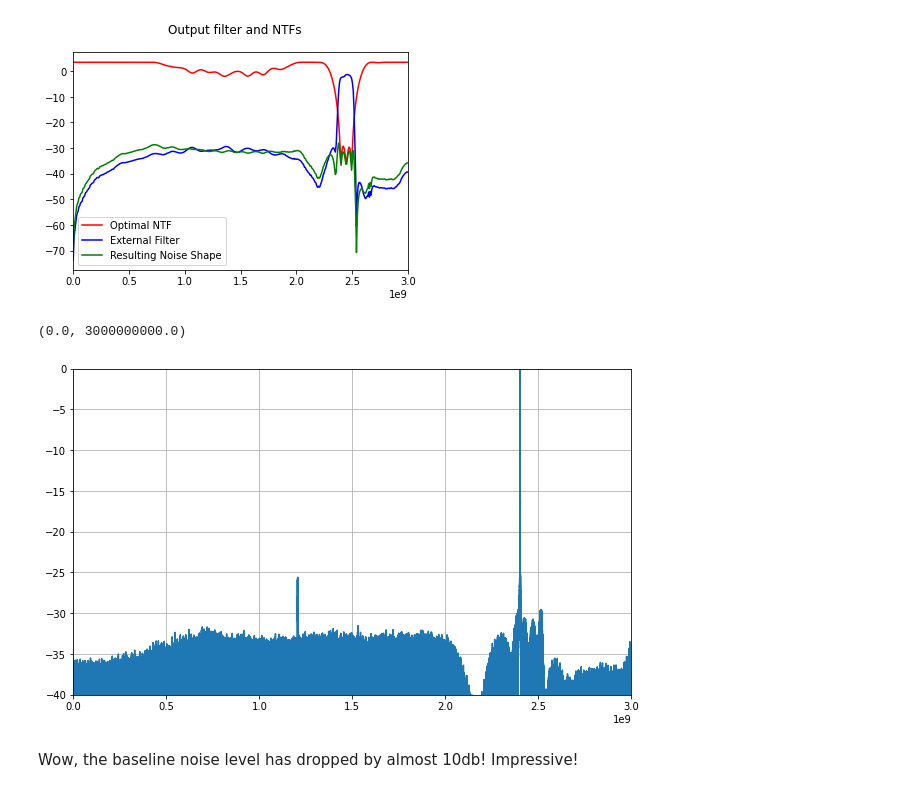
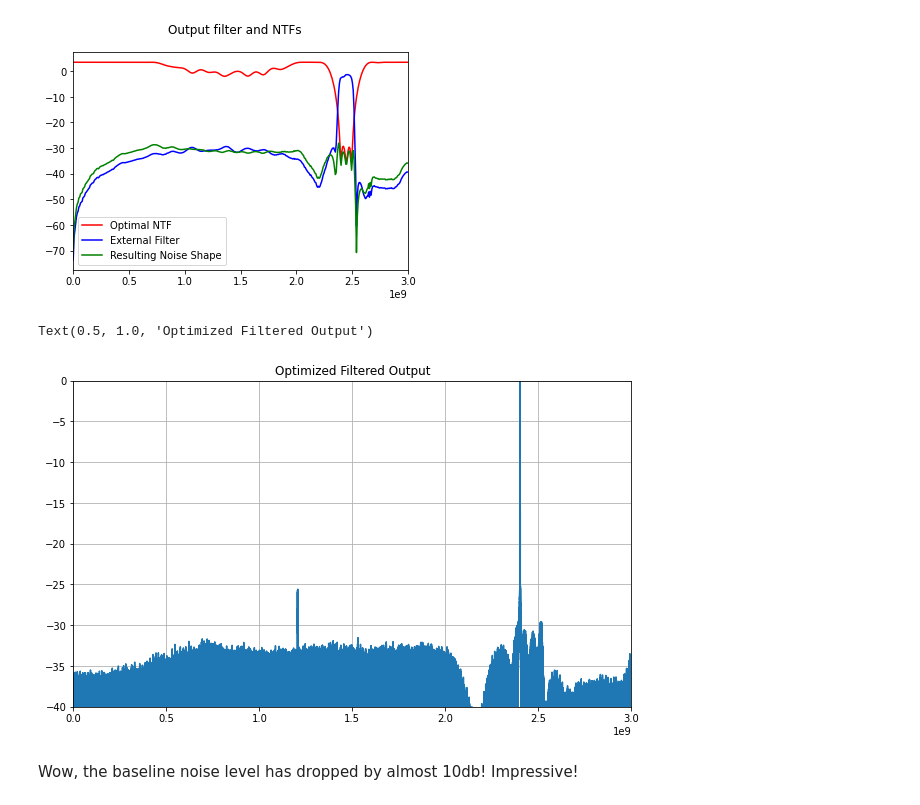
Before and after one commit to newhouseb/onebitbt, a Jupyter notebook: research/Transmission.ipynb, the cells around one changed output. Cells and saved outputs as stored; diff of their text form; code cells hidden in the pictures.

```diff
--- a/research/Transmission.ipynb
+++ b/research/Transmission.ipynb
@@ -473,17 +477,18 @@ xx_opti = simulateDSM(modulated, ntf_opti)
 # %%
 fftm = np.abs(fft(np.convolve(xx_opti[0], impulse_response_6g, mode="same")))
 fftm = fftm/np.max(fftm)
 
 fftbins = fftfreq(len(fftm), 1/sample_rate)
 
 plt.figure(figsize=(10,6))
 plt.plot(fftbins, 10*np.log10(fftm))
 plt.grid(b=True)
 plt.gca().set_ylim(-40, 0)
 plt.gca().set_xlim(0, 3e9)
+plt.title("Optimized Filtered Output")
 # %% [output]
-(0.0, 3000000000.0)
+Text(0.5, 1.0, 'Optimized Filtered Output')
-[figure, old version]
+[figure, new version]
 # %% [markdown]
 Wow, the baseline noise level has dropped by almost 10db! Impressive!
 # %% [markdown]
```
Also changed, not shown: parts of 6 cells of this notebook, 1 other file.
